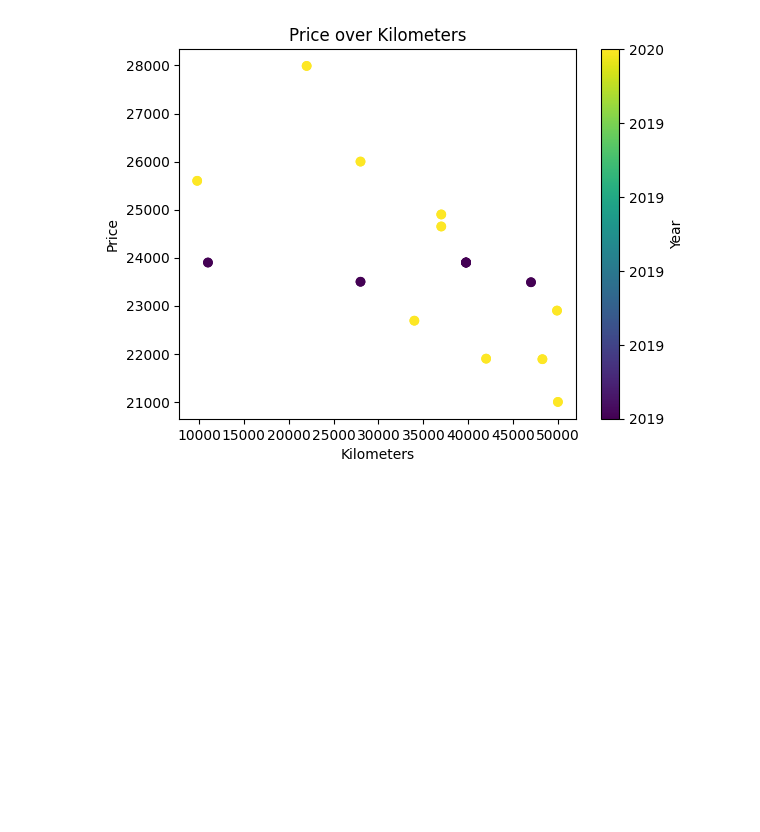
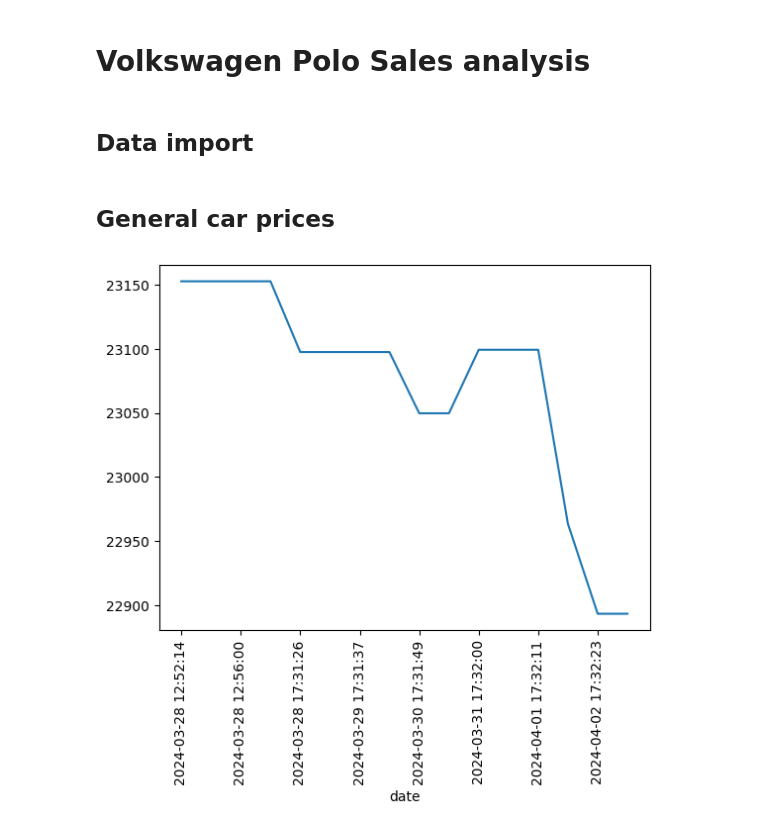
Before and after one commit to JaviiOrtiiz/cochesNet-sell, a Jupyter notebook: analysis.ipynb, the cells around one changed output. Cells and saved outputs as stored; diff of their text form; code cells hidden in the pictures; blank space fills up the shorter version.

Commit message:
added stuff. removed old pandas collector

```diff
--- a/analysis.ipynb
+++ b/analysis.ipynb
@@ -1,23 +1,38 @@
-# %%
-# import interestingcars.csv
-import pandas as pd
-import numpy as np
-import matplotlib.pyplot as plt
-import seaborn as sns
-
-# read the csv file
-df = pd.read_csv('interestingCars.csv', sep = ';')
-df
-
-# scatter plot price over km with color of the dots representing the year
-plt.scatter(df['km'], df['price'], c=df['year'])
-plt.xlabel('Kilometers')
-plt.ylabel('Price')
-plt.title('Price over Kilometers')
-# color bar shows the year, not in scientific notation
-plt.colorbar(label='Year', format='%d')
-plt.show()
-
-#next steps: hashear url para ver cuanto tardan en venderse on average
-# %% [output]
-[figure, removed]
+# %% [markdown]
+# Volkswagen Polo Sales analysis
+# %% [markdown]
+## Data import
+# %%
+# import all csv files from /csv folder
+import os
+import glob
+import pandas as pd
+import seaborn as sns
+import matplotlib.pyplot as plt
+
+
+path = r'csv'
+all_files = glob.glob(os.path.join(path, "*.csv"))
+
+li = []
+
+# create a list with all the datadatas
+for filename in all_files:
+    df = pd.read_csv(filename, sep = ';')
+    li.append(df)
+
+# concatenate all the Dataframes
+data = pd.concat(li, axis=0, ignore_index=True)
+
+# get the id of the car ad from the url
+data['id'] = data['url'].str.extract(r'(\d+)-covo.aspx')
+data['id'] = data['id'].astype(int)
+# %% [markdown]
+## General car prices
+# %%
+# average price of the cars group by date. plot the result and x axis 90 degrees. x axis only shows the date, not the time
+data.groupby('date')['price'].mean().plot()
+plt.xticks(rotation=90)
+plt.show()
+# %% [output]
+[figure, added]
```
Also changed, not shown: parts of 11 cells of this notebook, 5 other files.
